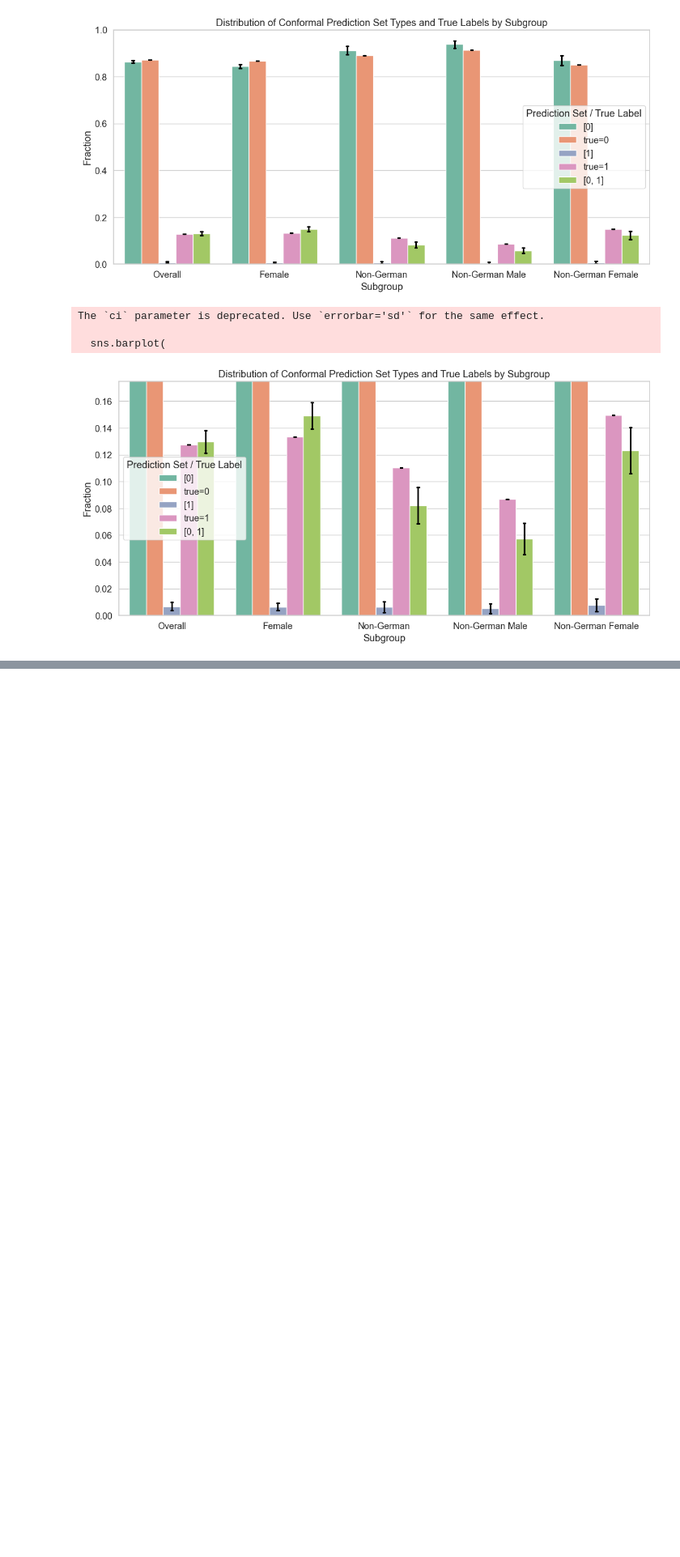
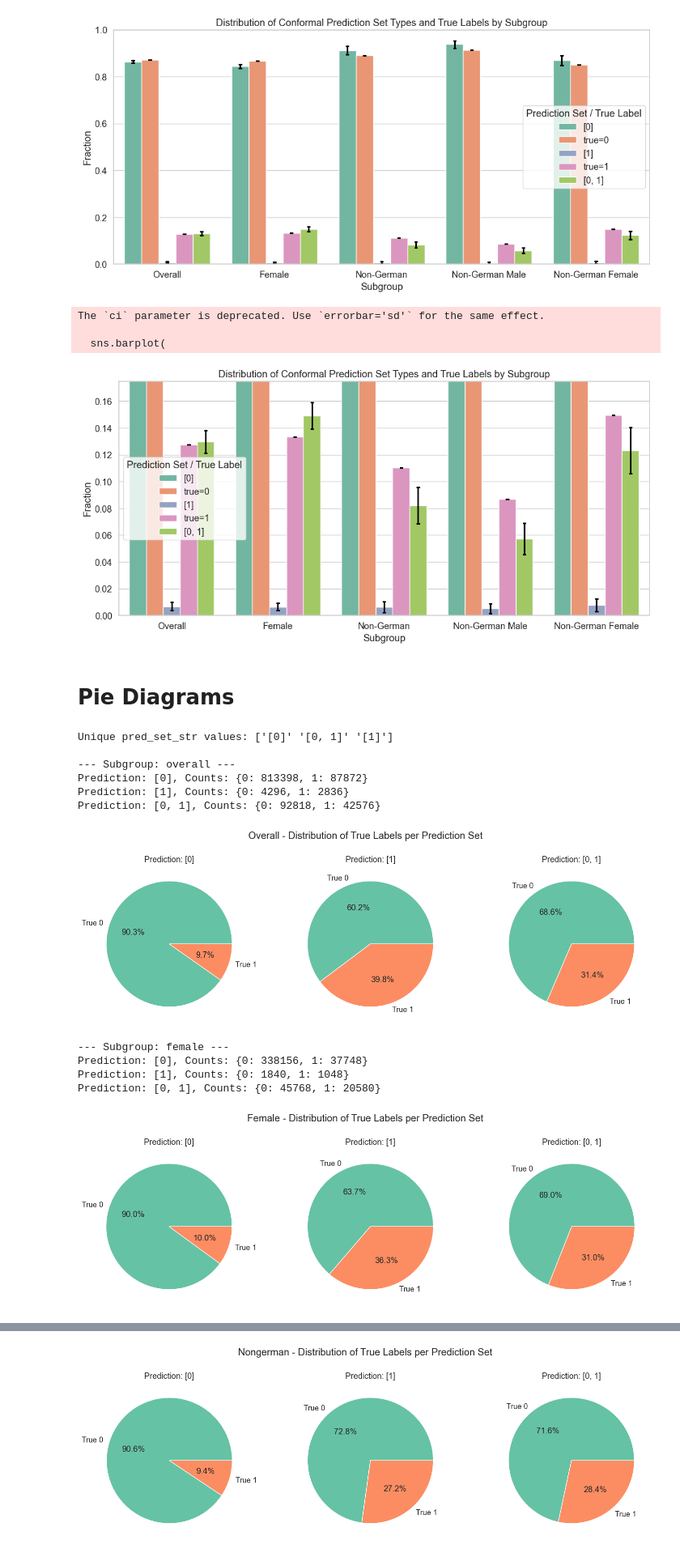
Before and after one commit to jsbroden/CMA_Fairness, a Jupyter notebook: 03_cp_m.ipynb, the cells around one changed output, grey strips where cells are left out. Shown at 81% size. Cells and saved outputs as stored; diff of their text form; code cells hidden in the pictures; blank space fills up the shorter version.

Commit message:
added pie charts

```diff
--- a/03_cp_m.ipynb
+++ b/03_cp_m.ipynb
@@ -444,5 +441,0 @@ all_preds_df.head()
-# %%
-# Construct subgroup column for all_preds_df
-
-# Convert pred_set to string label for grouping
-all_preds_df["pred_label"] = all_preds_df["pred_set"].apply(lambda s: str(sorted(s)))
@@ -460,12 +441,0 @@ subgroup_masks = {
-# %%
-# Build DataFrame with Subgroup column
-subgroup_dfs = []
-for name, mask in subgroup_masks.items():
-    subset = all_preds_df.loc[mask, ["pred_label"]].copy()
-    subset["Subgroup"] = name
-    subgroup_dfs.append(subset)
-
-# Concatenate all subgroup-tagged rows
-df = pd.concat(subgroup_dfs, ignore_index=True)
-
-# looks wrong
@@ -772,3 +682,65 @@ The `ci` parameter is deprecated. Use `errorbar='sd'` for the same effect.
 
   sns.barplot(
 [figure]
+# %% [markdown]
+# Pie Diagrams
+# %%
+# Check code for correctness
+
+# Validate input columns
+assert 'pred_set' in all_preds_df.columns, "Missing 'pred_set' column"
+assert 'true_label' in all_preds_df.columns, "Missing 'true_label' column"
+
+# Create pred_set_str explicitly from pred_set if needed
+if 'pred_set_str' not in all_preds_df.columns:
+    all_preds_df['pred_set_str'] = all_preds_df['pred_set'].apply(lambda x: str(sorted(x)))
+
+# Print unique values for checking
+print("Unique pred_set_str values:", all_preds_df['pred_set_str'].unique())
+
+# Define subgroups
+subgroups = {
+    'overall': all_preds_df,
+    'female': all_preds_df[all_preds_df['frau1'] == 1],
+    'nongerman': all_preds_df[all_preds_df['nongerman'] == 1],
+    'nongerman_male': all_preds_df[all_preds_df['nongerman_male'] == 1],
+    'nongerman_female': all_preds_df[all_preds_df['nongerman_female'] == 1]
+}
+
+# Match transformed values from pred_set to pred_set_str
+prediction_sets = ['[0]', '[1]', '[0, 1]']  # Note: brackets from list -> string conversion
+colors = ['#66c2a5', '#fc8d62']
+
+for name, subset in subgroups.items():
+    print(f"\n--- Subgroup: {name} ---")
+    fig, axes = plt.subplots(1, 3, figsize=(15, 5))
+    fig.suptitle(f"{name.capitalize()} - Distribution of True Labels per Prediction Set")
+
+    for i, pred_str in enumerate(prediction_sets):
+        selected = subset[subset['pred_set_str'] == pred_str]
+        true_counts = selected['true_label'].value_counts().reindex([0, 1], fill_value=0)
+        print(f"Prediction: {pred_str}, Counts: {true_counts.to_dict()}")
+
+        if true_counts.sum() == 0:
+            axes[i].text(0.5, 0.5, 'No data', ha='center', va='center', fontsize=12)
+            axes[i].set_title(f"Prediction: {pred_str}")
+            axes[i].axis('off')
+        else:
+            axes[i].pie(true_counts, labels=['True 0', 'True 1'], autopct='%1.1f%%', colors=colors)
+            axes[i].set_title(f"Prediction: {pred_str}")
+
+    plt.tight_layout(rect=[0, 0, 1, 0.95])
+    plt.show()
+# %% [output]
+Unique pred_set_str values: ['[0]' '[0, 1]' '[1]']
+
+--- Subgroup: overall ---
+Prediction: [0], Counts: {0: 813398, 1: 87872}
+Prediction: [1], Counts: {0: 4296, 1: 2836}
+Prediction: [0, 1], Counts: {0: 92818, 1: 42576}
+[figure, added]
+--- Subgroup: female ---
+Prediction: [0], Counts: {0: 338156, 1: 37748}
+Prediction: [1], Counts: {0: 1840, 1: 1048}
+Prediction: [0, 1], Counts: {0: 45768, 1: 20580}
+[figure, added]
@@ -774,0 +751 @@ The `ci` parameter is deprecated. Use `errorbar='sd'` for the same effect.
+[figure, added]
```
Also changed, not shown: parts of 6 cells of this notebook.
